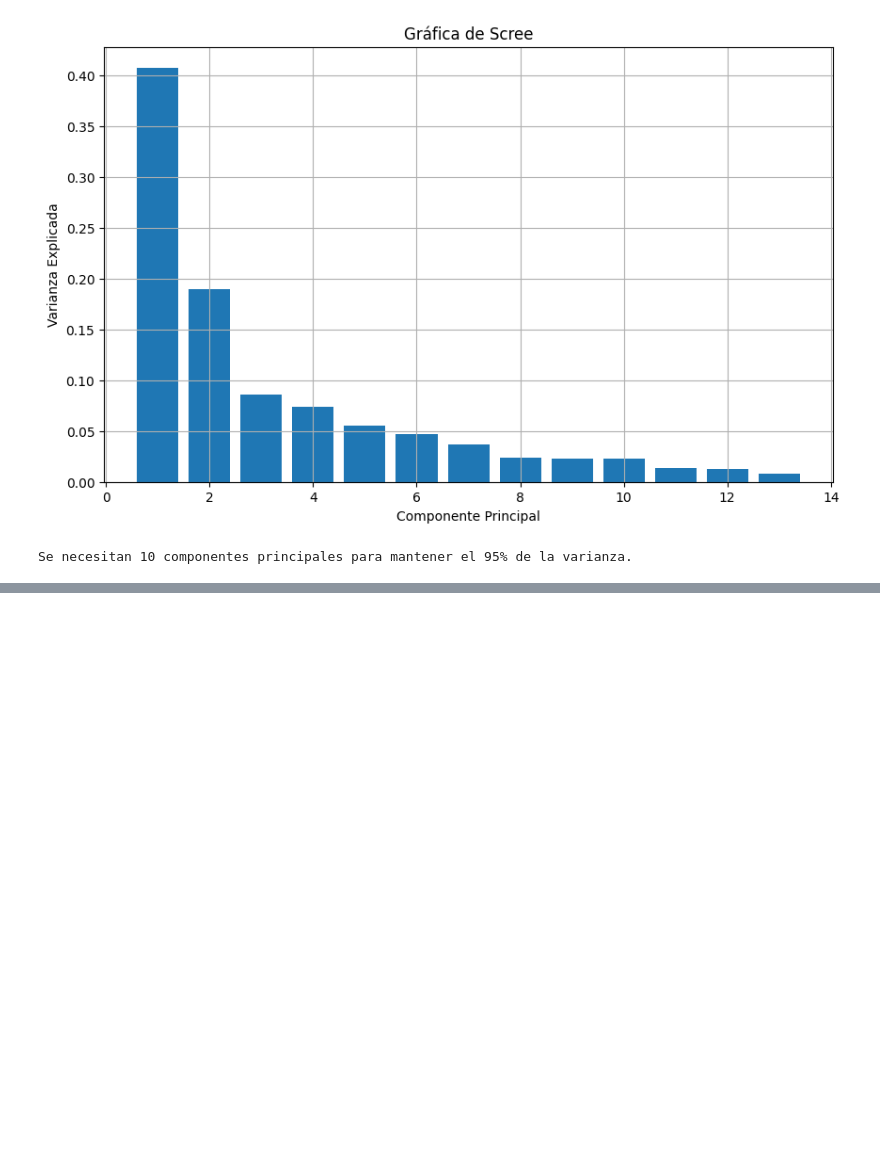
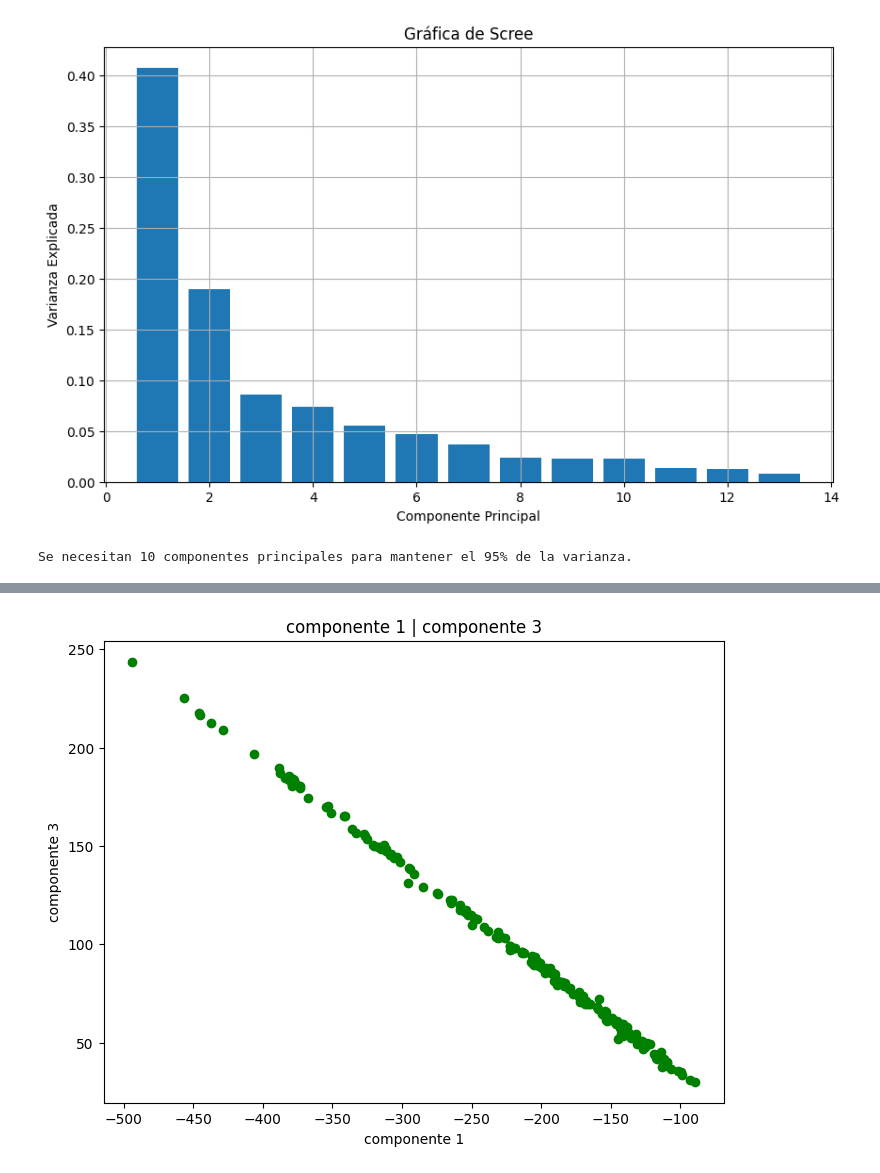
Before and after one commit to CaroPer27/Pr-ctica-2.2-An-lisis-de-Componentes-Principales, a Jupyter notebook: Practica2_2.ipynb, the cells around one changed output, grey strips where cells are left out. Saved outputs shown, nothing was run; the diff lists cells and outputs as text; code cells hidden in the pictures; blank space fills up the shorter version.

```diff
--- a/Practica2_2.ipynb
+++ b/Practica2_2.ipynb
@@ -109,0 +382,9 @@ Se necesitan 10 componentes principales para mantener el 95% de la varianza.
+# %%
+plt.figure(figsize=(8, 6))
+plt.scatter(componente1, componente3, c='g', marker='o')
+plt.xlabel('componente 1')
+plt.ylabel('componente 3')
+plt.title('componente 1 | componente 3')
+plt.show()
+# %% [output]
+[figure, added]
```
Also changed, not shown: parts of 20 cells of this notebook.
